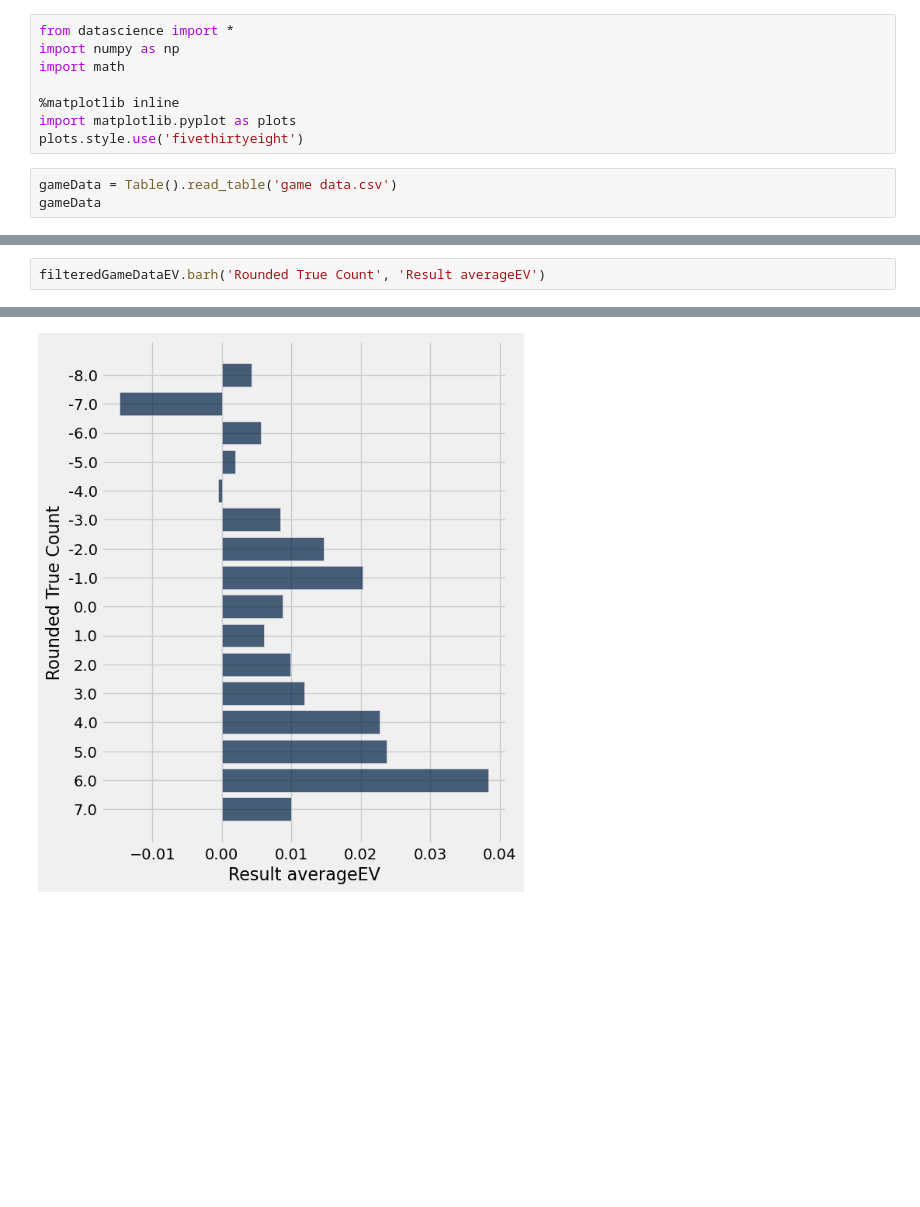
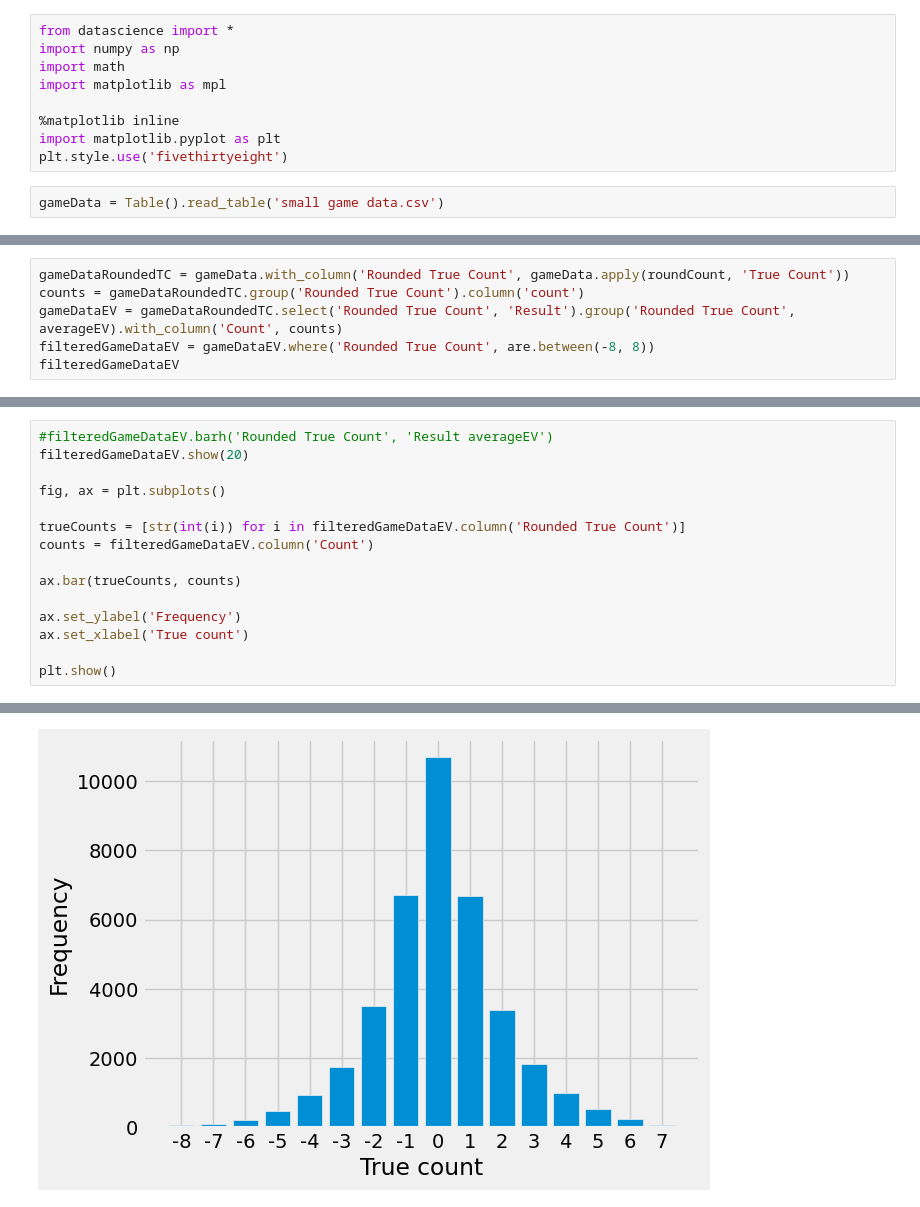
Before and after one commit to snaphap/blackjack-probabilities, a Jupyter notebook: blackjack probabilities/biggles.ipynb, the cells around one changed output, grey strips where cells are left out. Drawn from its saved outputs; the diff is of its cells as text; blank space fills up the shorter version.

Commit message:
graphs
all graph generation is in visual studio, also there are way more graphs now

```diff
--- a/blackjack probabilities/biggles.ipynb
+++ b/blackjack probabilities/biggles.ipynb
@@ -2,10 +2,10 @@
 from datascience import *
 import numpy as np
 import math
+import matplotlib as mpl
 
 %matplotlib inline
-import matplotlib.pyplot as plots
-plots.style.use('fivethirtyeight')
+import matplotlib.pyplot as plt
+plt.style.use('fivethirtyeight')
 # %%
-gameData = Table().read_table('game data.csv')
-gameData
+gameData = Table().read_table('small game data.csv')
@@ -104,0 +58,6 @@ upcardEV.barh('Upcard')
+# %%
+gameDataRoundedTC = gameData.with_column('Rounded True Count', gameData.apply(roundCount, 'True Count'))
+counts = gameDataRoundedTC.group('Rounded True Count').column('count')
+gameDataEV = gameDataRoundedTC.select('Rounded True Count', 'Result').group('Rounded True Count', averageEV).with_column('Count', counts)
+filteredGameDataEV = gameDataEV.where('Rounded True Count', are.between(-8, 8))
+filteredGameDataEV
@@ -109,3 +85,16 @@ filteredGameDataEV.barh('Rounded True Count', 'Count')
 # %%
-filteredGameDataEV.barh('Rounded True Count', 'Result averageEV')
+#filteredGameDataEV.barh('Rounded True Count', 'Result averageEV')
+filteredGameDataEV.show(20)
+
+fig, ax = plt.subplots()
+
+trueCounts = [str(int(i)) for i in filteredGameDataEV.column('Rounded True Count')]
+counts = filteredGameDataEV.column('Count')
+
+ax.bar(trueCounts, counts)
+
+ax.set_ylabel('Frequency')
+ax.set_xlabel('True count')
+
+plt.show()
 # %% [output]
@@ -112 +118 @@ filteredGameDataEV.barh('Rounded True Count', 'Result averageEV')
-[figure, old version]
+[figure, new version]
```
Also changed, not shown: parts of 50 cells of this notebook, 21 other files.
